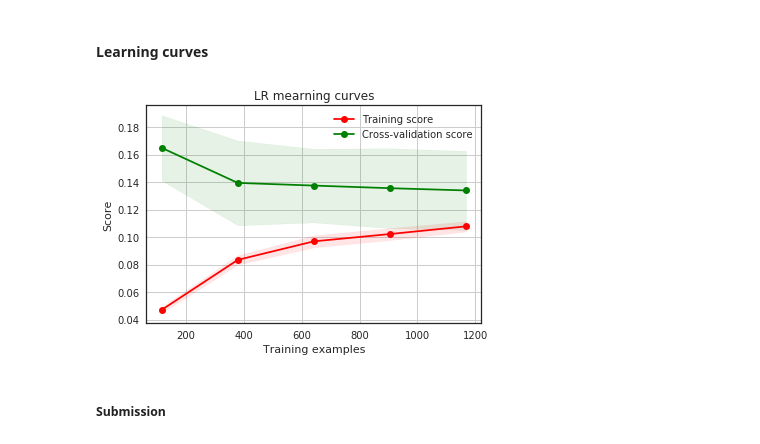
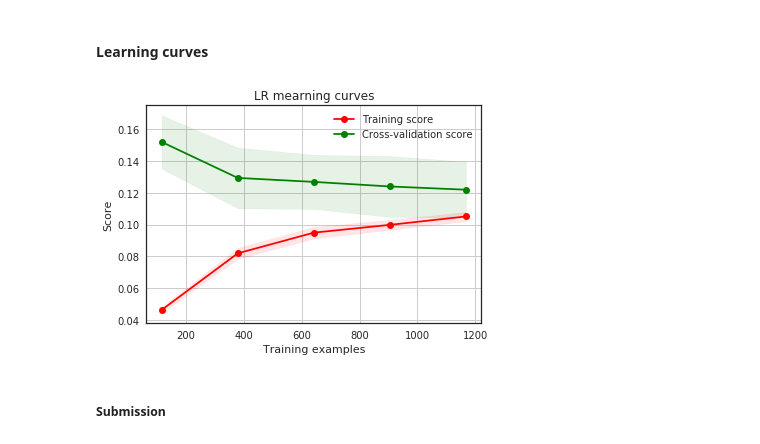
Before and after one commit to anribras/machine-learning, a Jupyter notebook: note/house_prices_kaggle/house_prices.ipynb, the cells around one changed output. Cells and saved outputs as stored; diff of their text form; code cells hidden in the pictures.

```diff
--- a/note/house_prices_kaggle/house_prices.ipynb
+++ b/note/house_prices_kaggle/house_prices.ipynb
@@ -831,7 +832,7 @@ sns.distplot(num_dataset[num_dataset['MiscVal'] != 0]['MiscVal'])
 <matplotlib.axes._subplots.AxesSubplot at 0x...>
 [figure]
 # %%
-skew_feats = skew_feats[abs(skew_feats) > 10]
+skew_feats = skew_feats[abs(skew_feats) > 1]
 
 print(skew_feats)
 
@@ -978,14 +993,20 @@ sum (np.isinf(X).any() )
 # %%
 scores_cv = []
 scores_test=[]
+# scoring= 'neg_mean_squared_log_error'
+scoring= 'neg_mean_squared_error'
 
 models = []
 LR_ridge = Ridge(alpha=20)
-LR_lasso = Lasso(alpha=0.0005)
+if scoring == 'neg_mean_squared_error':
+    LR_lasso = Lasso(alpha=0.0005)
+if scoring == 'neg_mean_squared_log_error':
+    LR_lasso = Lasso(alpha=80)
+
 models.append( ['ridge',LR_ridge ])
 models.append(['lasso',LR_lasso])
 
-times = 50;
+times = 100;
 
 score_mat = np.empty( (times,len(models),2))
 
@@ -993,15 +1014,14 @@ print('test vs cv score:')
 
 
 for i in range(times):
-#     kf = StratifiedKFold(n_splits=10,shuffle=True)
 
     X_train, X_vld, y_train,y_vld = train_test_split(X,y,train_size=0.8,shuffle=True)
     j=0;
     for n,m in models:
-        s,fin = train_model_1(m,X,y,X,y)
+        s,fin = train_model(m,X,y,X,y,scoring=scoring)
 #         print('model ',n, ' test score: ',s)
         score_mat[i,j,0] = s
-        s,fin = train_model_1(m,X_train,y_train,X_vld,y_vld)
+        s,fin = train_model(m,X_train,y_train,X_vld,y_vld,scoring=scoring)
 #          print('model ',n, ' cv score: ',s)
         score_mat[i,j,1] = s
         j = j+1
@@ -1028,11 +1052,12 @@ np.sqrt(scores).mean()
 ##### Grid search
 # %%
 LR = Lasso()
-kf = StratifiedKFold(n_splits=5,shuffle=True)
+kf = StratifiedKFold(n_splits=10,shuffle=True)
 lasso_param_grid = {
                 "alpha":[0.001,0.0005,0.0007] ,
+#                 "alpha":[80,90,100,120,140] ,
                  "max_iter":[1000,800,500],
-                 "tol":[0.005,0.01,0.02],
+                 "tol":[0.001,0.002,0.005,0.01,0.02,0.04,],
 #                 "fit_intercept":[True,False],
 }
 #                   "tol":[0.005,0.01,0.02],
@@ -1040,9 +1065,9 @@ lasso_param_grid = {
 
 rcv_param_grid = {}
 
-gsLR = GridSearchCV(LR,param_grid = lasso_param_grid, cv=10,n_jobs= 1, verbose = 1)
+gsLR = GridSearchCV(LR,param_grid = lasso_param_grid, cv=5,n_jobs= -1, verbose = 1)
 
-gsLR.scoring = 'neg_mean_squared_error'
+gsLR.scoring = scoring
 
 
 gsLR.fit(X,np.log1p(y))
@@ -1062,41 +1088,50 @@ Lasso(alpha=0.0007, copy_X=True, fit_intercept=True, max_iter=1000,
 # %% [markdown]
 #### Learning curves
 # %%
-def plot_learning_curve(estimator, title, X, y, ylim=None, cv=None,
+def plot_learning_curve(estimator, title, X, y, scoring = None, ylim=None, cv=None,
                         n_jobs=-1, train_sizes=np.linspace(.1, 1.0, 5)):
     """Generate a simple plot of the test and training learning curve"""
     plt.figure()
     plt.title(title)
     if ylim is not None:
         plt.ylim(*ylim)
     plt.xlabel("Training examples")
     plt.ylabel("Score")
     train_sizes, train_scores, test_scores = learning_curve(
-        estimator, X, y, cv=cv, n_jobs=n_jobs, train_sizes=train_sizes,scoring='neg_mean_squared_error')
-    train_scores = np.sqrt(-train_scores)
-    test_scores = np.sqrt(-test_scores)
+        estimator, X, y, cv=cv, n_jobs=n_jobs, train_sizes=train_sizes,scoring=scoring)
+
+    if(scoring == 'neg_mean_squared_log_error'):
+        train_scores = np.sqrt(-train_scores)
+        test_scores = np.sqrt(-test_scores)
+    if(scoring == 'neg_mean_squared_error'):
+        train_scores = np.log1p(train_scores)
+        test_scores =  np.log1p(test_scores)
+        train_scores = np.sqrt(-train_scores)
+        test_scores = np.sqrt(-test_scores)
+
     train_scores_mean = np.mean(train_scores, axis=1)
     train_scores_std = np.std(train_scores, axis=1)
     test_scores_mean = np.mean(test_scores, axis=1)
     test_scores_std = np.std(test_scores, axis=1)
     plt.grid()
 
     plt.fill_between(train_sizes, train_scores_mean - train_scores_std,
                      train_scores_mean + train_scores_std, alpha=0.1,
                      color="r")
     plt.fill_between(train_sizes, test_scores_mean - test_scores_std,
                      test_scores_mean + test_scores_std, alpha=0.1, color="g")
     plt.plot(train_sizes, train_scores_mean, 'o-', color="r",
              label="Training score")
     plt.plot(train_sizes, test_scores_mean, 'o-', color="g",
              label="Cross-validation score")
 
     plt.legend(loc="best")
     return plt
 
-g = plot_learning_curve(bestLR,"LR mearning curves",X,np.log1p(y),cv=5)
+# g = plot_learning_curve(bestLR,"LR mearning curves",X,np.log1p(y),scoring='neg_mean_squared_error',cv=5,)
+g = plot_learning_curve(bestLR,"LR mearning curves",X,np.log1p(y),scoring=scoring,cv=5)
 # %% [output]
-[figure, old version]
+[figure, new version]
 # %% [markdown]
 ##### Submission
 # %%
```
Also changed, not shown: parts of 30 cells of this notebook, 4 other files.
